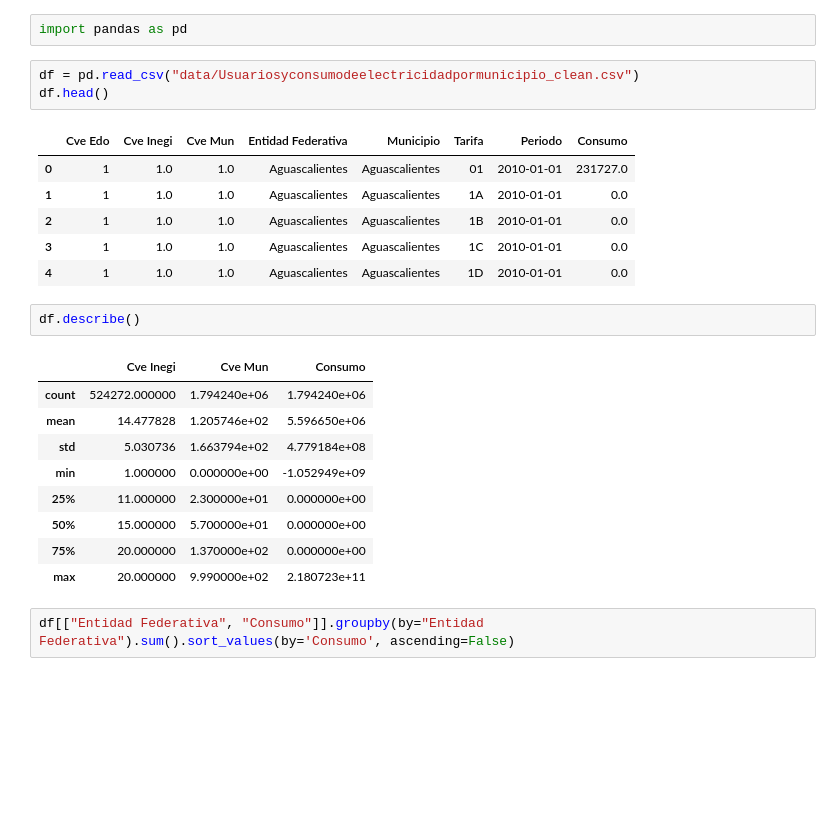
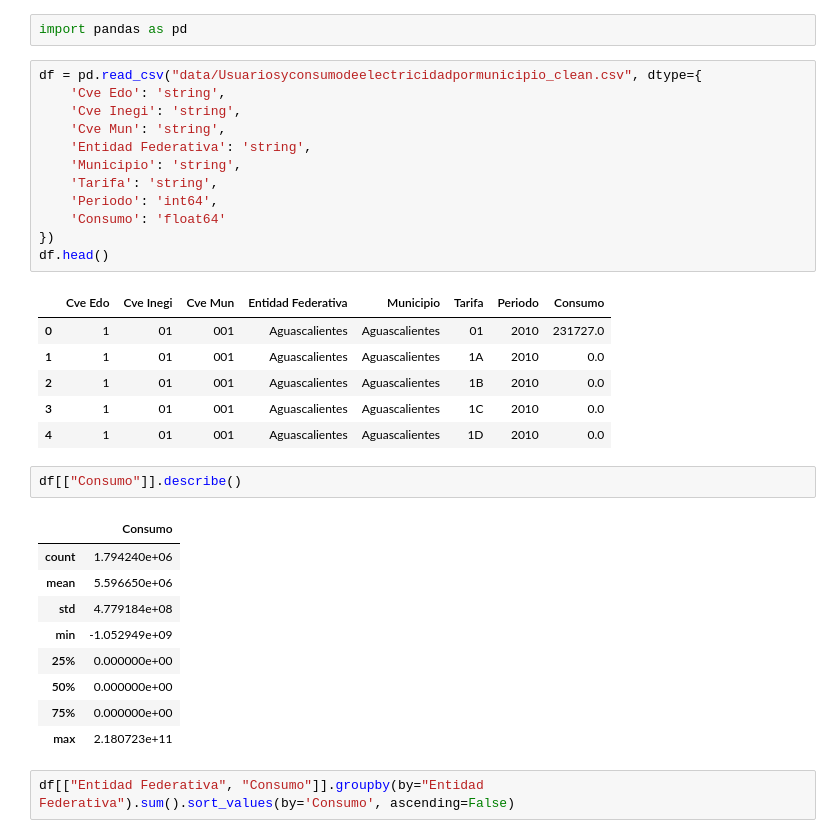
Before and after one commit to SaulPuente/data-mining-class, a Jupyter notebook: practica_3.ipynb, the cells around one changed output. Drawn from its saved outputs; the diff is of its cells as text; blank space fills up the shorter version.

```diff
--- a/practica_3.ipynb
+++ b/practica_3.ipynb
@@ -1,27 +1,36 @@
 # %%
 import pandas as pd
 # %%
-df = pd.read_csv("data/Usuariosyconsumodeelectricidadpormunicipio_clean.csv")
+df = pd.read_csv("data/Usuariosyconsumodeelectricidadpormunicipio_clean.csv", dtype={
+    'Cve Edo': 'string',
+    'Cve Inegi': 'string',
+    'Cve Mun': 'string',
+    'Entidad Federativa': 'string',
+    'Municipio': 'string',
+    'Tarifa': 'string',
+    'Periodo': 'int64',
+    'Consumo': 'float64'
+})
 df.head()
 # %% [output]
 |  | Cve Edo | Cve Inegi | Cve Mun | Entidad Federativa | Municipio | Tarifa | Periodo | Consumo |
-| 0 | 1 | 1.0 | 1.0 | Aguascalientes | Aguascalientes | 01 | 2010-01-01 | 231727.0 |
-| 1 | 1 | 1.0 | 1.0 | Aguascalientes | Aguascalientes | 1A | 2010-01-01 | 0.0 |
-| 2 | 1 | 1.0 | 1.0 | Aguascalientes | Aguascalientes | 1B | 2010-01-01 | 0.0 |
-| 3 | 1 | 1.0 | 1.0 | Aguascalientes | Aguascalientes | 1C | 2010-01-01 | 0.0 |
-| 4 | 1 | 1.0 | 1.0 | Aguascalientes | Aguascalientes | 1D | 2010-01-01 | 0.0 |
+| 0 | 1 | 01 | 001 | Aguascalientes | Aguascalientes | 01 | 2010 | 231727.0 |
+| 1 | 1 | 01 | 001 | Aguascalientes | Aguascalientes | 1A | 2010 | 0.0 |
+| 2 | 1 | 01 | 001 | Aguascalientes | Aguascalientes | 1B | 2010 | 0.0 |
+| 3 | 1 | 01 | 001 | Aguascalientes | Aguascalientes | 1C | 2010 | 0.0 |
+| 4 | 1 | 01 | 001 | Aguascalientes | Aguascalientes | 1D | 2010 | 0.0 |
 # %%
-df.describe()
+df[["Consumo"]].describe()
 # %% [output]
-|  | Cve Inegi | Cve Mun | Consumo |
-| count | 524272.000000 | 1.794240e+06 | 1.794240e+06 |
-| mean | 14.477828 | 1.205746e+02 | 5.596650e+06 |
-| std | 5.030736 | 1.663794e+02 | 4.779184e+08 |
-| min | 1.000000 | 0.000000e+00 | -1.052949e+09 |
-| 25% | 11.000000 | 2.300000e+01 | 0.000000e+00 |
-| 50% | 15.000000 | 5.700000e+01 | 0.000000e+00 |
-| 75% | 20.000000 | 1.370000e+02 | 0.000000e+00 |
-| max | 20.000000 | 9.990000e+02 | 2.180723e+11 |
+|  | Consumo |
+| count | 1.794240e+06 |
+| mean | 5.596650e+06 |
+| std | 4.779184e+08 |
+| min | -1.052949e+09 |
+| 25% | 0.000000e+00 |
+| 50% | 0.000000e+00 |
+| 75% | 0.000000e+00 |
+| max | 2.180723e+11 |
 # %%
 df[["Entidad Federativa", "Consumo"]].groupby(by="Entidad Federativa").sum().sort_values(by='Consumo', ascending=False)
 # %% [output]
```
Also changed, not shown: parts of 1 cell of this notebook, 3 other files.
